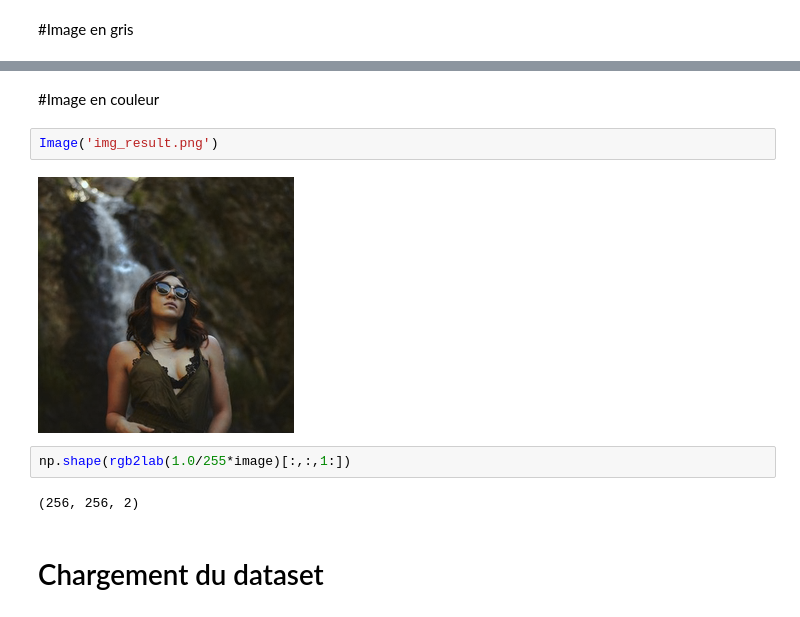
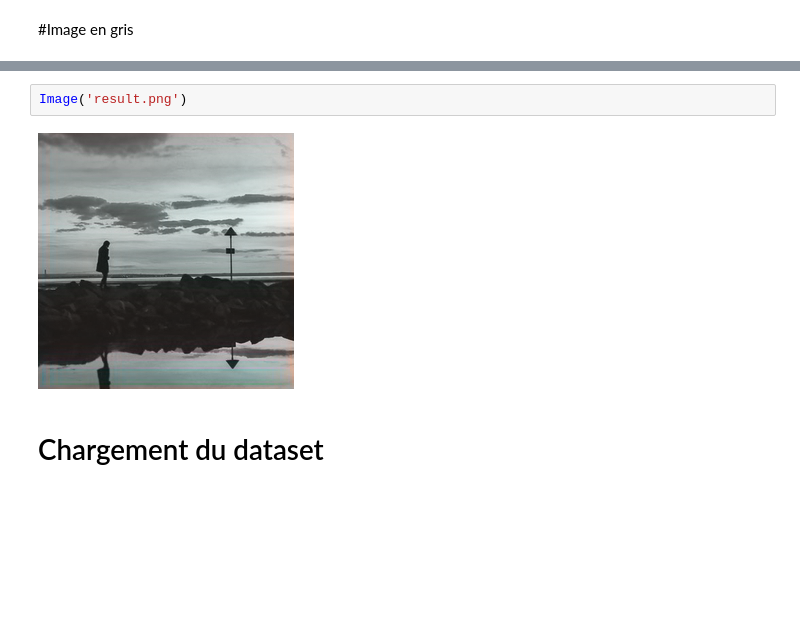
Before and after one commit to Anty45/Coloration-d-images, a Jupyter notebook: Image_Coloriation.ipynb, the cells around one changed output, grey strips where cells are left out. Drawn from its saved outputs; the diff is of its cells as text; blank space fills up the shorter version.

```diff
--- a/Image_Coloriation.ipynb
+++ b/Image_Coloriation.ipynb
@@ -191,12 +249,6 @@ Image('img_gray_scale.png')
-# %% [markdown]
-#Image en couleur
 # %%
-Image('img_result.png')
+Image('result.png')
 # %% [output]
-[figure, old version]
+[figure, new version]
-# %%
-np.shape(rgb2lab(1.0/255*image)[:,:,1:])
-# %% [output]
-(256, 256, 2)
 # %% [markdown]
 # Chargement du dataset
```
Also changed, not shown: parts of 25 cells of this notebook.
